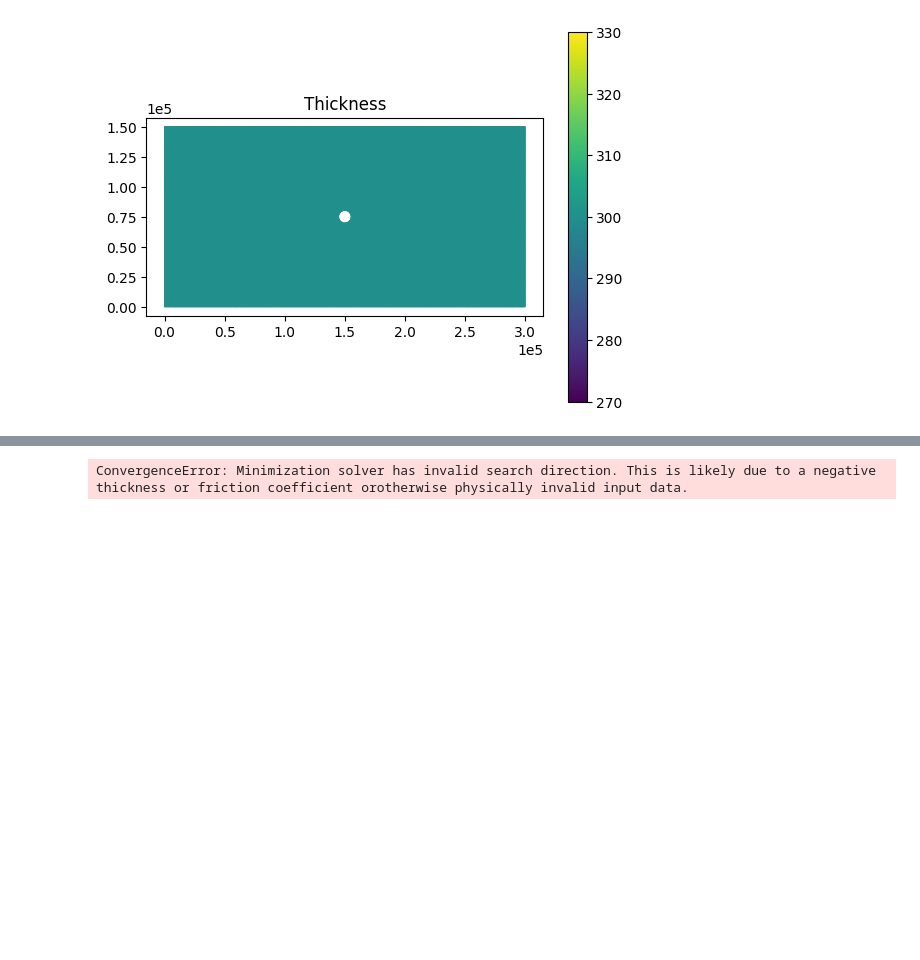
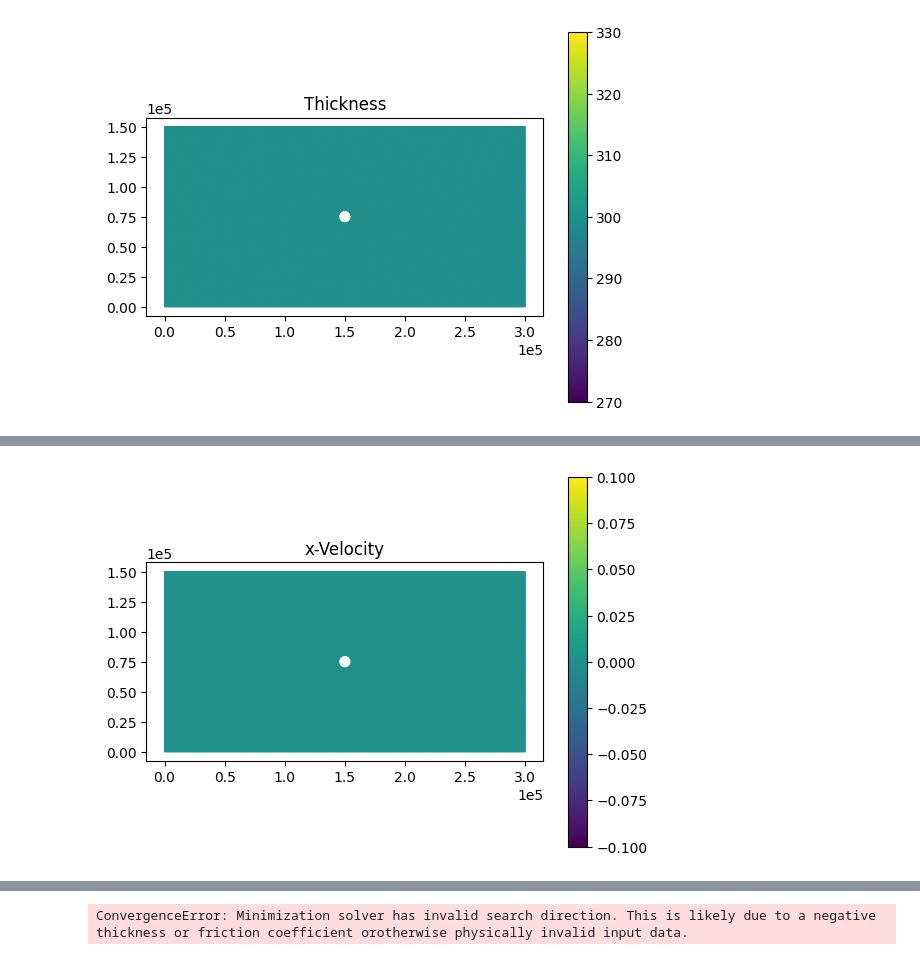
Before and after one commit to henryclara/ButtressingProject, a Jupyter notebook: SSA_Model/IceShelfButtressingSimulations.ipynb, the cells around one changed output, grey strips where cells are left out. Cells and saved outputs as stored; diff of their text form; code cells hidden in the pictures; blank space fills up the shorter version.

```diff
--- a/SSA_Model/IceShelfButtressingSimulations.ipynb
+++ b/SSA_Model/IceShelfButtressingSimulations.ipynb
@@ -69,3 +87,14 @@ fig.colorbar(colors);
+# %%
+#Make sure the x-velocity respects the side wall boundary condition
+
+ux = firedrake.interpolate(u0[0],Q)
+uy = firedrake.interpolate(u0[1],Q)
+fig, axes = icepack.plot.subplots()
+axes.set_title("x-Velocity")
+colors = icepack.plot.tripcolor(ux, axes=axes)
+fig.colorbar(colors);
+# %% [output]
+[figure, added]
 # %%
 # Define which model we will be using
 
```
Also changed, not shown: parts of 17 cells of this notebook.
